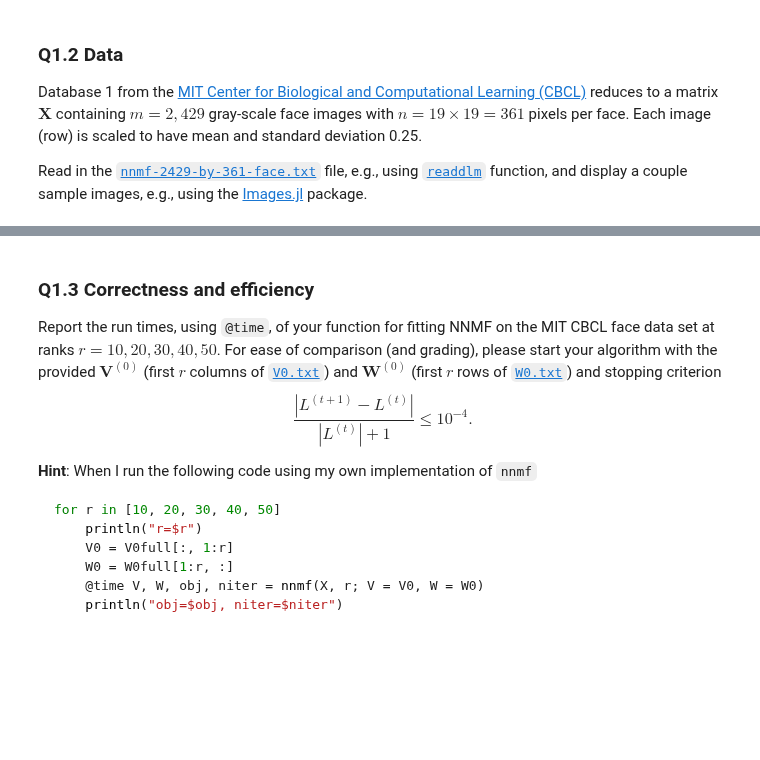
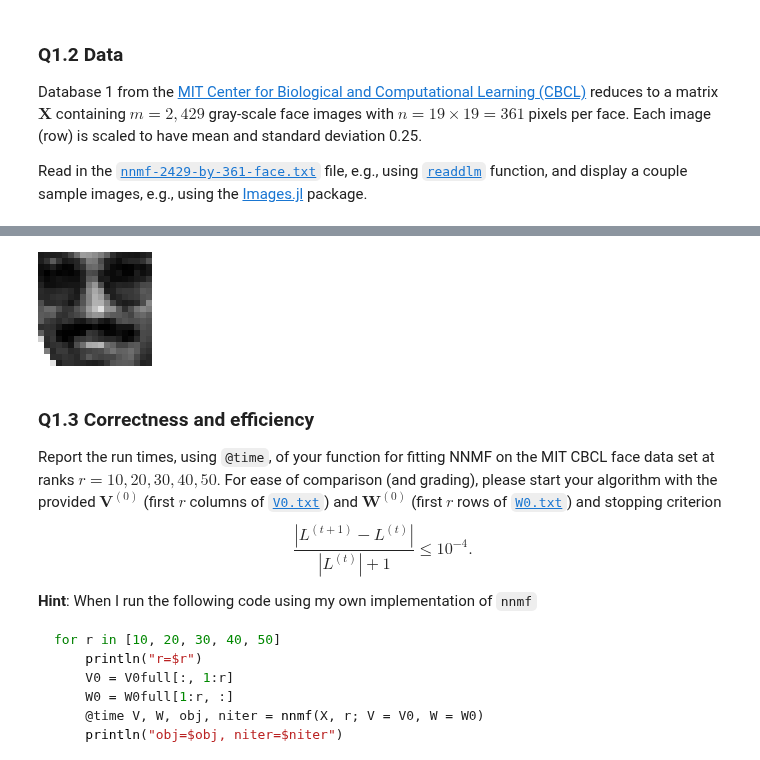
Before and after one commit to 15shethami/biostat-257-2022-spring, a Jupyter notebook: hw2/hw02.ipynb, the cells around one changed output, grey strips where cells are left out. Drawn from its saved outputs; the diff is of its cells as text; code cells hidden in the pictures; blank space fills up the shorter version.

```diff
--- a/hw2/hw02.ipynb
+++ b/hw2/hw02.ipynb
@@ -239,3 +303,7 @@ colorview(Gray, reshape(X[5, :], 19, 19))
+# %%
+colorview(Gray, reshape(X[20, :], 19, 19))
+# %% [output]
+[figure, added]
 # %% [markdown]
 ### Q1.3 Correctness and efficiency
 
```
Also changed, not shown: parts of 17 cells of this notebook.
